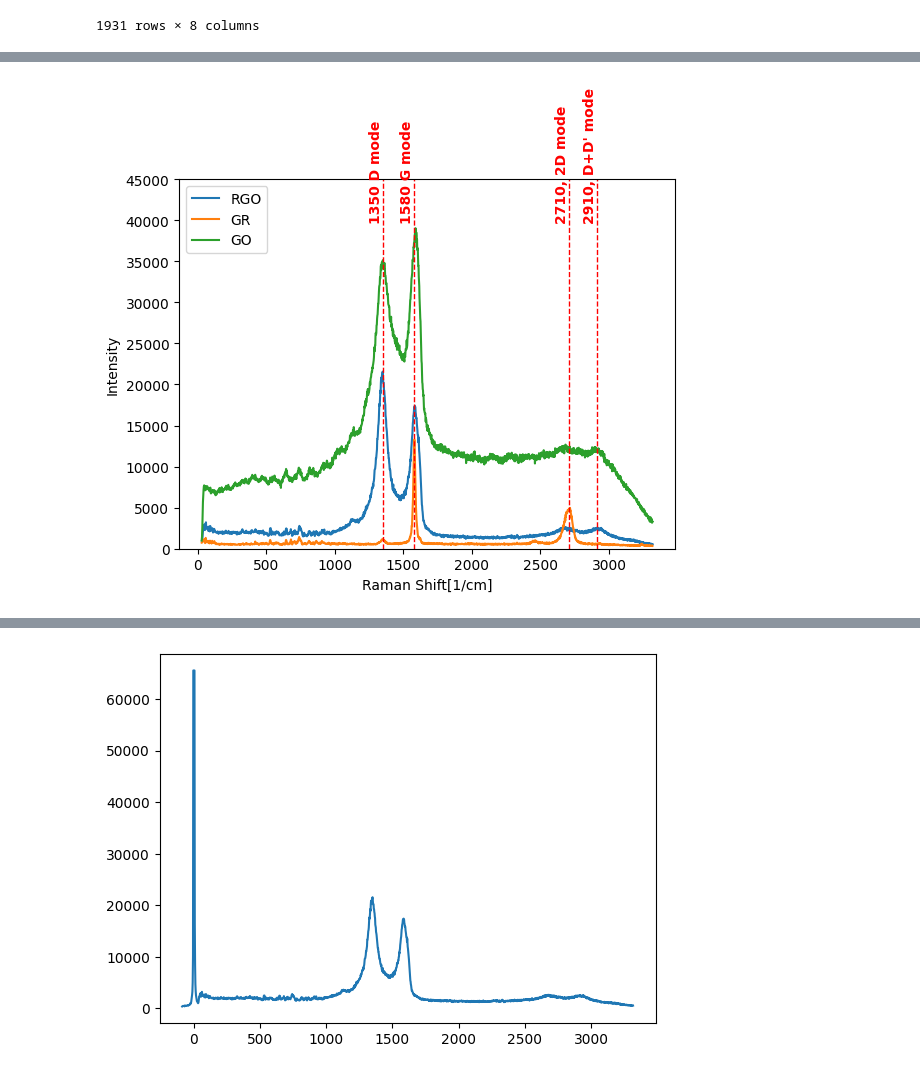
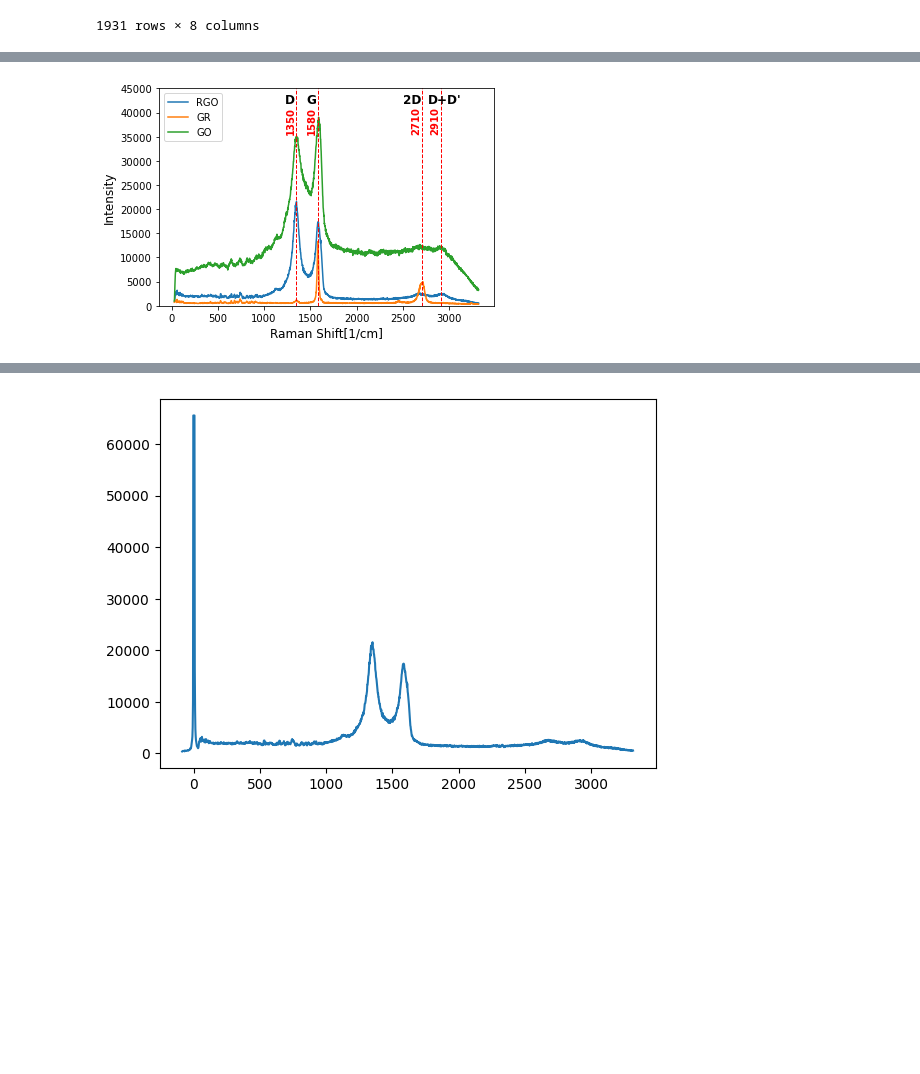
Before and after one commit to Waterbird20/APL2, a Jupyter notebook: images/Raman_analyze.ipynb, the cells around one changed output, grey strips where cells are left out. Drawn from its saved outputs; the diff is of its cells as text; code cells hidden in the pictures; blank space fills up the shorter version.

```diff
--- a/images/Raman_analyze.ipynb
+++ b/images/Raman_analyze.ipynb
@@ -83,33 +83,38 @@ plt.show()
 # %%
 rgo_x = np.array(df_filter3["X"].tolist())
 rgo_y = np.array(df_filter3["Y"].tolist())
 gr_x = np.array(df_filter3["X.1"].tolist())
 gr_y = np.array(df_filter3["Y.1"].tolist())
 go_x = np.array(df_filter3["X.2"].tolist())
 go_y = np.array(df_filter3["Y.2"].tolist())
 
 plt.plot(rgo_x,rgo_y,label='RGO')
 plt.plot(gr_x,gr_y,label='GR')
 plt.plot(go_x,go_y,label='GO')
 
 plt.axvline(x=1580,color='r',linestyle='--', linewidth=1)
 plt.axvline(x=1350,color='r',linestyle='--', linewidth=1)
 plt.axvline(x=2710,color='r',linestyle='--', linewidth=1)
 plt.axvline(x=2910,color='r',linestyle='--', linewidth=1)
 
-plt.text(1580,40000,"1580 G mode",weight='bold',color='r',ha='right',rotation=90)
-plt.text(1350,40000,"1350 D mode",weight='bold',color='r',ha='right',rotation=90)
-plt.text(2710,40000,"2710, 2D mode",weight='bold',color='r',ha='right',rotation=90)
-plt.text(2910,40000,"2910, D+D' mode",weight='bold',color='r',ha='right',rotation=90)
+plt.text(1570,36000,"1580",weight='bold',color='r',ha='right',rotation=90)
+plt.text(1560,42000,"G",weight='bold',ha='right',size=12)
+plt.text(1340,36000,"1350",weight='bold',color='r',ha='right',rotation=90)
+plt.text(1330,42000,"D",weight='bold',ha='right',size=12)
+plt.text(2700,36000,"2710",weight='bold',color='r',ha='right',rotation=90)
+plt.text(2700,42000,"2D",weight='bold',ha='right',size=12)
+plt.text(2900,36000,"2910",weight='bold',color='r',ha='right',rotation=90)
+plt.text(2950,42000,"D+D'",weight='bold',ha='center',size=12)
+
 plt.ylim(0,45000)
-plt.ylabel("Intensity")
-plt.xlabel("Raman Shift[1/cm]")
+plt.ylabel("Intensity",size=12)
+plt.xlabel("Raman Shift[1/cm]",size=12)
 plt.legend()
 plt.savefig('graphene_vibration mode.png', facecolor='#eeeeee',
             bbox_inches='tight', pad_inches=0.3)
 plt.show()
 # %% [output]
-[figure, old version]
+[figure, new version]
 # %%
 df_filter4 = df[df["X.3"] > 10]
 x4 = np.array(df_filter4["X.3"].tolist())
```
Also changed, not shown: parts of 4 cells of this notebook, 2 other files.
